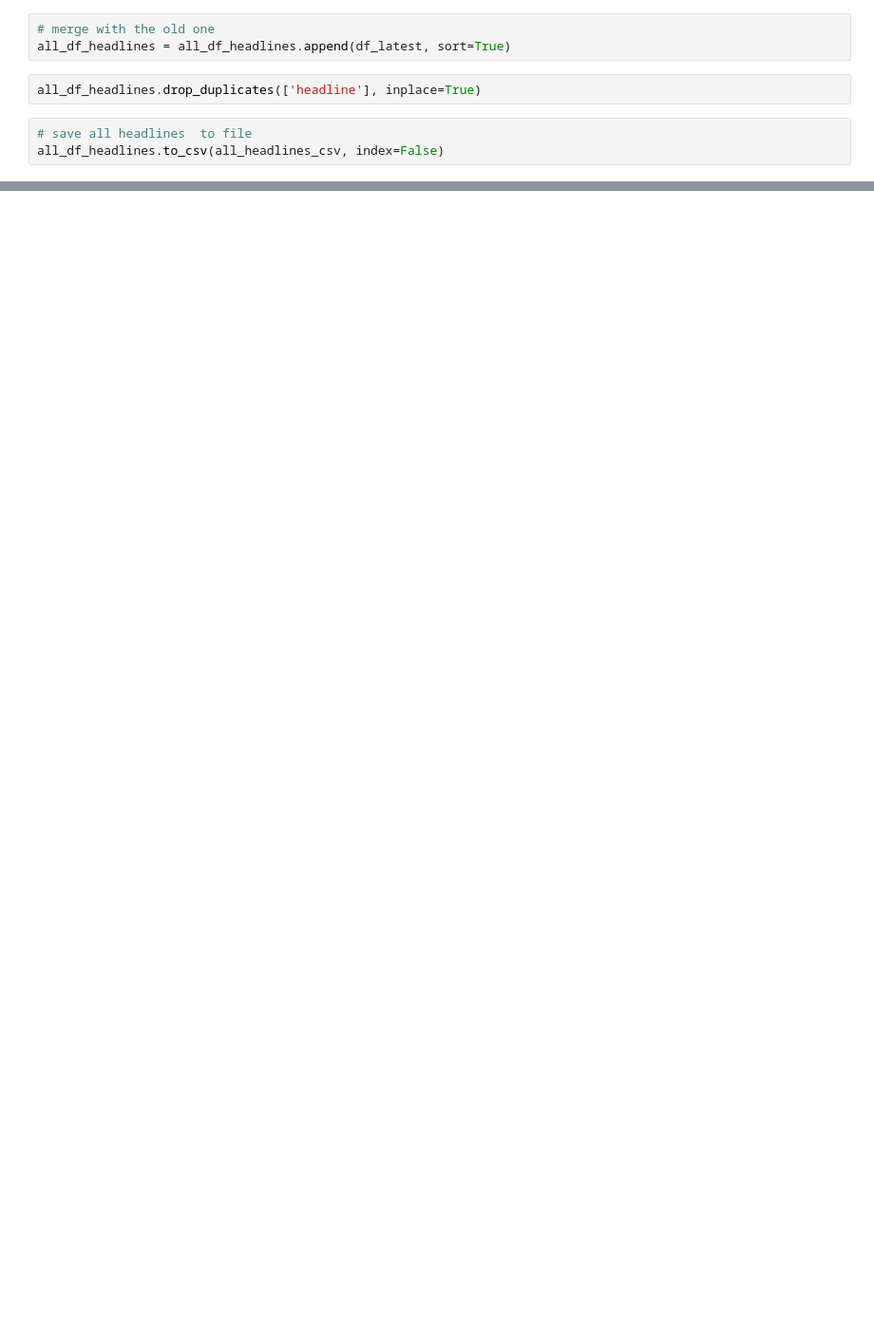
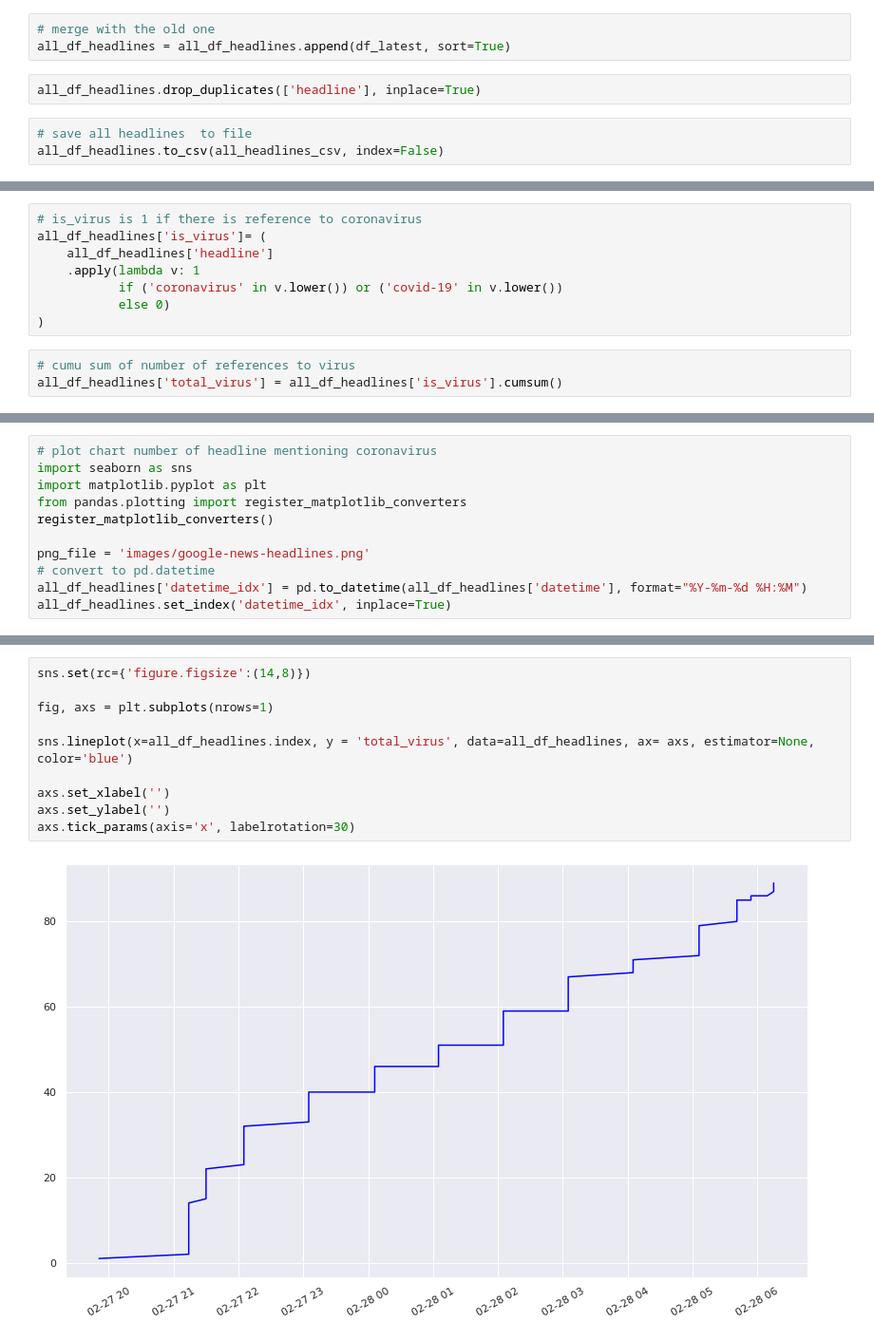
Before and after one commit to alext234/coronavirus-news, a Jupyter notebook: google-news.ipynb, the cells around one changed output, grey strips where cells are left out. Shown at 95% size. Saved outputs shown, nothing was run; the diff lists cells and outputs as text; blank space fills up the shorter version.

Commit message:
plot number of headlines related to virus

```diff
--- a/google-news.ipynb
+++ b/google-news.ipynb
@@ -46,0 +45,11 @@ all_df_headlines.to_csv(all_headlines_csv, index=False)
+# %%
+# is_virus is 1 if there is reference to coronavirus
+all_df_headlines['is_virus']= (
+    all_df_headlines['headline']
+    .apply(lambda v: 1
+           if ('coronavirus' in v.lower()) or ('covid-19' in v.lower())
+           else 0)
+)
+# %%
+# cumu sum of number of references to virus
+all_df_headlines['total_virus'] = all_df_headlines['is_virus'].cumsum()
@@ -46,0 +66,11 @@ all_df_headlines.to_csv(all_headlines_csv, index=False)
+# %%
+# plot chart number of headline mentioning coronavirus
+import seaborn as sns
+import matplotlib.pyplot as plt
+from pandas.plotting import register_matplotlib_converters
+register_matplotlib_converters()
+
+png_file = 'images/google-news-headlines.png'
+# convert to pd.datetime
+all_df_headlines['datetime_idx'] = pd.to_datetime(all_df_headlines['datetime'], format="%Y-%m-%d %H:%M")
+all_df_headlines.set_index('datetime_idx', inplace=True)
@@ -46,0 +94,12 @@ all_df_headlines.to_csv(all_headlines_csv, index=False)
+# %%
+sns.set(rc={'figure.figsize':(14,8)})
+
+fig, axs = plt.subplots(nrows=1)
+
+sns.lineplot(x=all_df_headlines.index, y = 'total_virus', data=all_df_headlines, ax= axs, estimator=None, color='blue')
+
+axs.set_xlabel('')
+axs.set_ylabel('')
+axs.tick_params(axis='x', labelrotation=30)
+# %% [output]
+[figure, added]
```
Also changed, not shown: parts of 6 cells of this notebook, 3 other files.
